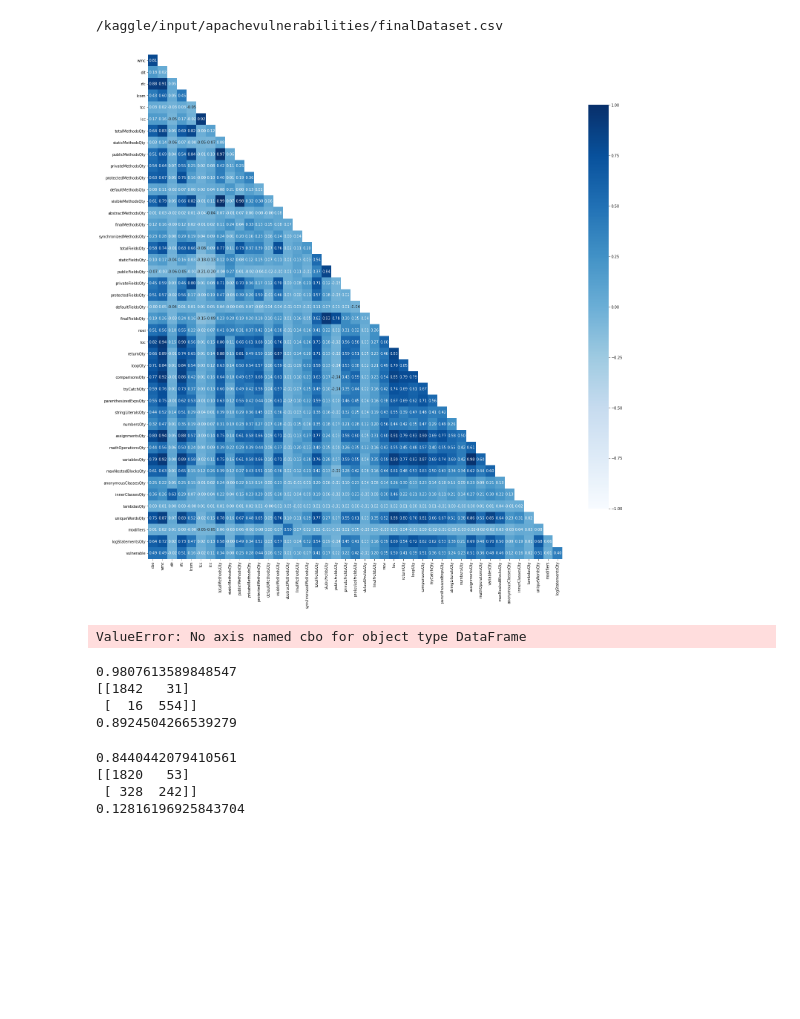
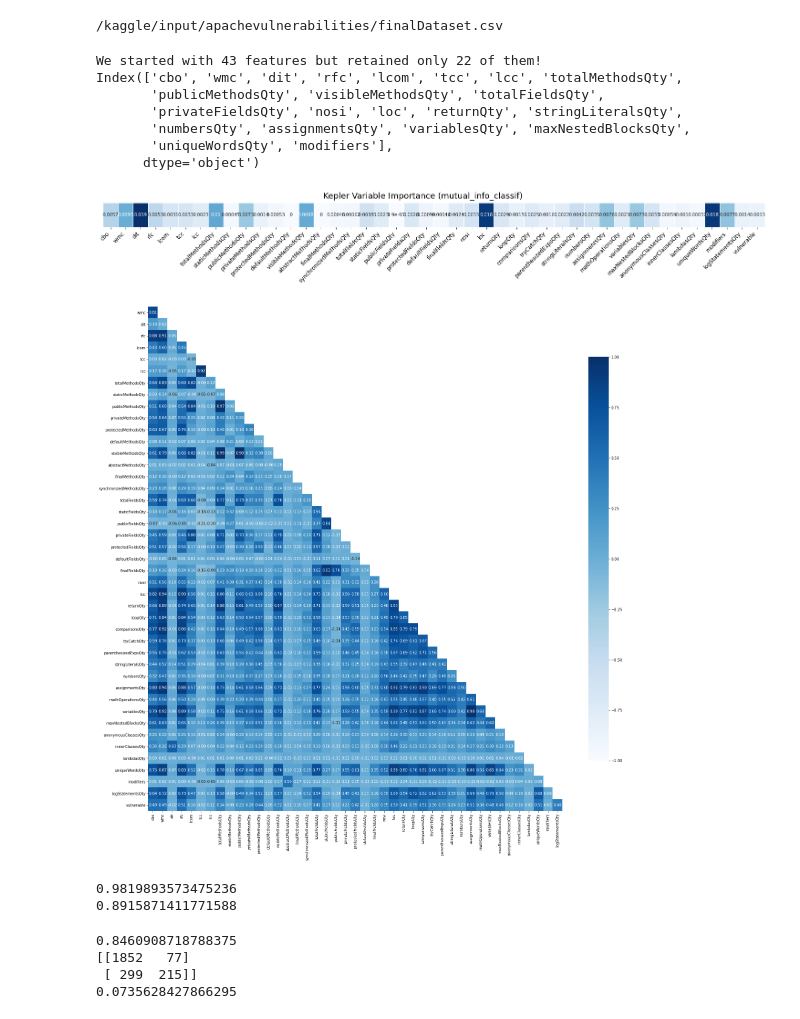
Before and after one commit to palmafr/degreeprojects, a Jupyter notebook: ml-models.ipynb, the cells around one changed output. Saved outputs shown, nothing was run; the diff lists cells and outputs as text; code cells hidden in the pictures; blank space fills up the shorter version.

Commit message:
Auto feature selection also added

```diff
--- a/ml-models.ipynb
+++ b/ml-models.ipynb
@@ -38,46 +39,56 @@ from sklearn.model_selection import train_test_split
 
 # Creating the training and test data
 df = pd.DataFrame(vulnerability_data)
+df.drop_duplicates(subset=None, keep='first', inplace=False, ignore_index=False)
 train, test = train_test_split(df, test_size=0.2)
 #print(train)
 # %%
 #vulnerability_data.head()
-df.pop('synchronizedFieldsQty')
+#df.pop('synchronizedFieldsQty')
 feature_columns =df.iloc[:,4:52]
+#feature_columns.drop_duplicates(subset=None, keep='first', inplace=False, ignore_index=False)
 #print(feature_columns.vulnerable)
+feature_columns.pop('severity')
+feature_columns.pop('title')
+feature_columns.pop('version')
+kepler_X = feature_columns.iloc[:, 1:]
+kepler_y = feature_columns.iloc[:, 0]
+from sklearn.feature_selection import mutual_info_classif, GenericUnivariateSelect
 
-#sns.heatmap(feature_columns.corr(), center=0)
+kepler_mutual_information = mutual_info_classif(kepler_X, kepler_y)
+plt.subplots(1, figsize=(26, 1))
+sns.heatmap(kepler_mutual_information[:, np.newaxis].T, cmap='Blues', cbar=False, linewidths=1, annot=True)
+plt.yticks([], [])
+plt.gca().set_xticklabels(feature_columns.columns[1:], rotation=45, ha='right', fontsize=12)
+plt.suptitle("Kepler Variable Importance (mutual_info_classif)", fontsize=18, y=1.2)
+plt.gcf().subplots_adjust(wspace=0.2)
+
+trans = GenericUnivariateSelect(score_func=mutual_info_classif, mode='percentile', param=50)
+kepler_X_trans = trans.fit_transform(kepler_X, kepler_y)
+print("We started with {0} features but retained only {1} of them!".format(kepler_X.shape[1] - 1, kepler_X_trans.shape[1]))
+
+columns_retained_Select = feature_columns.iloc[:, 1:].columns[trans.get_support()].values
+auto_features = pd.DataFrame(kepler_X_trans, columns=columns_retained_Select)
+print(auto_features.columns)
 
 fig, ax = plt.subplots(figsize=(25, 25))
 mask = np.triu(np.ones_like(feature_columns.corr(), dtype=np.bool))
 # adjust mask and df
 mask = mask[1:, :-1]
 corr = feature_columns.corr().iloc[1:,:-1].copy()
 # plot heatmap
 sns.heatmap(corr, mask=mask, annot=True, fmt=".2f", cmap='Blues',
            vmin=-1, vmax=1, cbar_kws={"shrink": .8})
 # yticks
 plt.yticks(rotation=0)
 plt.show()
 # %% [output]
+We started with 43 features but retained only 22 of them!
+Index(['cbo', 'wmc', 'dit', 'rfc', 'lcom', 'tcc', 'lcc', 'totalMethodsQty',
+       'publicMethodsQty', 'visibleMethodsQty', 'totalFieldsQty',
+       'privateFieldsQty', 'nosi', 'loc', 'returnQty', 'stringLiteralsQty',
+       'numbersQty', 'assignmentsQty', 'variablesQty', 'maxNestedBlocksQty',
+       'uniqueWordsQty', 'modifiers'],
+      dtype='object')
-[figure, old version]
+[figure, new version]
+[figure, added]
-# %%
-# Getting the features
-
-# uniqueWordsQty which is affected by variablesQty
-# rfc affected by assignmentsQty, variablesQty, loc, loopQty, comparisonsQty, cbo
-# wmc affected by cbo,assignmentsQty, variablesQty, loc
-
-
-train['cbo+lcom'] = train.loc['cbo'] +train.lo['lcom']
-train['cbo+rfc'] = train['cbo'] + train['rfc']
-train['dit+wmc'] = train['dit'] + train['wmc']
-train['dit+lcom'] = train['dit'] + train['lcom']
-train['rfc+wmc'] = train['rfc'] + train['wmc']
-test['cbo+lcom'] =test['cbo'] +test['lcom']
-test['cbo+rfc'] = test['cbo']+ test['rfc']
-test['dit+wmc'] = test['dit'] + test['wmc']
-test['dit+lcom'] = test['dit'] + test['lcom']
-test['rfc+wmc'] = test['rfc'] + test['wmc']
-# %% [output]
-ValueError: No axis named cbo for object type DataFrame
@@ -95,19 +116,18 @@ dt_model.fit(X, y)
 
 predictions = dt_model.predict(test_X)
 print(accuracy_score(predictions,test_Y))
+#print(predictions)
 from sklearn.metrics import confusion_matrix
 cm = confusion_matrix(test_Y, predictions)
-print(cm)
+#print(cm)
 from sklearn.metrics import r2_score
 print(r2_score(test_Y, predictions))
 # %% [output]
-0.9807613589848547
-[[1842   31]
- [  16  554]]
-0.8924504266539279
+0.9819893573475236
+0.8915871411771588
 # %%
 # Logistic Regression (For explainable)
-lr_model = LogisticRegression(max_iter=2000)
+lr_model = LogisticRegression(max_iter=np.inf)
 lr_model.fit(X, y)
 
 predictions = lr_model.predict(test_X)
@@ -119,10 +139,10 @@ print(cm)
 from sklearn.metrics import r2_score
 print(r2_score(test_Y, predictions))
 # %% [output]
-0.8440442079410561
-[[1820   53]
- [ 328  242]]
-0.12816196925843704
+0.8460908718788375
+[[1852   77]
+ [ 299  215]]
+0.0735628427866295
 # %%
 # Naive Bayes Algorithm (Since the dataset is a bit too large too)
 nb_model = GaussianNB()
```
Also changed, not shown: parts of 4 cells of this notebook.
